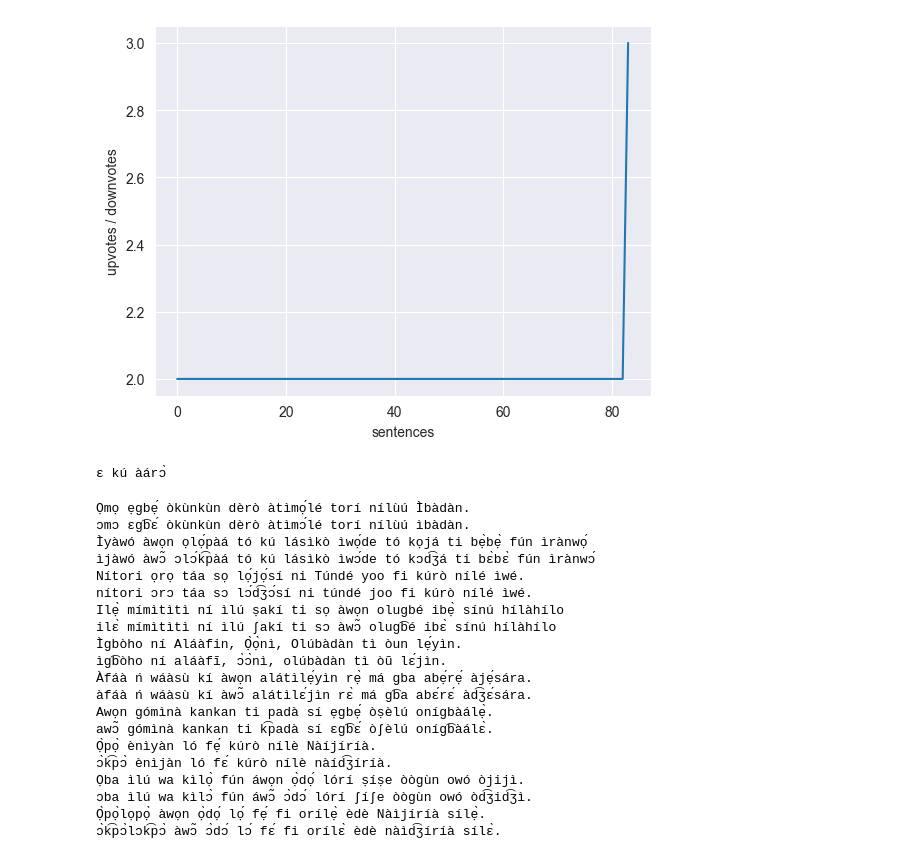
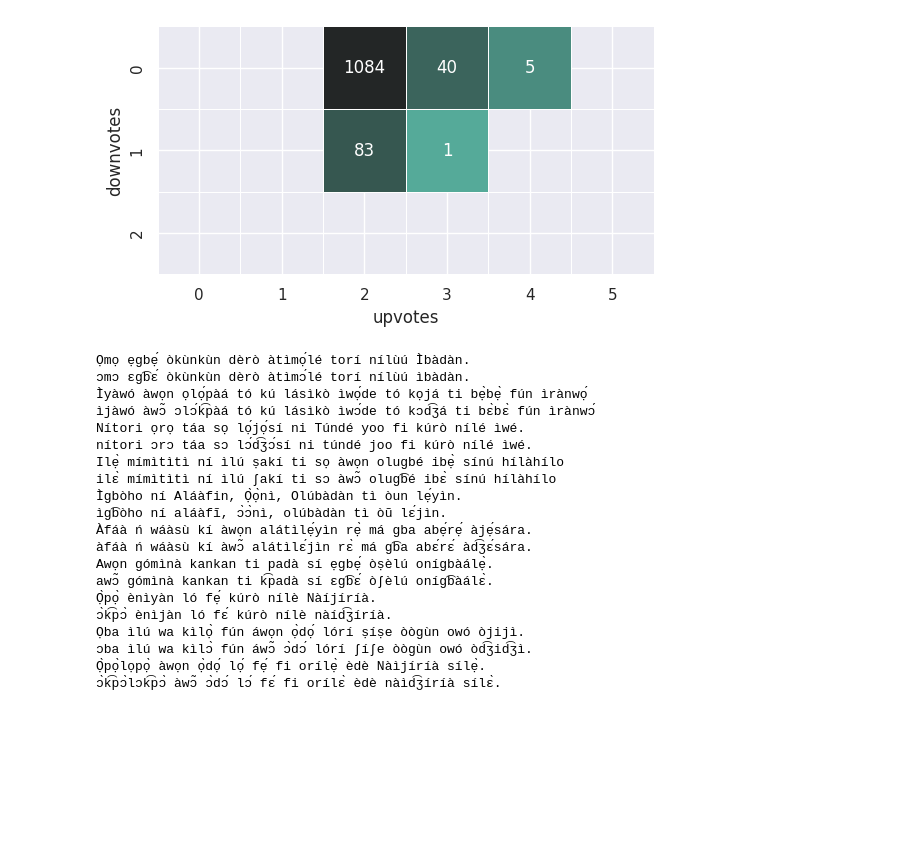
Before and after one commit to lilovyjgrib/X-lingual_IPA_ASR, a Jupyter notebook: G2p_yoruba.ipynb, the cells around one changed output. Saved outputs shown, nothing was run; the diff lists cells and outputs as text; code cells hidden in the pictures; blank space fills up the shorter version.

```diff
--- a/G2p_yoruba.ipynb
+++ b/G2p_yoruba.ipynb
@@ -45,7 +102,0 @@ plt.show()
-# %%
-plt.plot(sorted(yoruba_upvotes[yoruba_downvotes!=0] / (yoruba_downvotes[yoruba_downvotes!=0])))
-plt.ylabel('upvotes / downvotes')
-plt.xlabel('sentences')
-plt.show()
-# %% [output]
-[figure, removed]
@@ -55,0 +103,29 @@ import epitran
+# %%
+x_bins = np.arange(0, 6 + 1)
+y_bins = np.arange(0, 3 + 1)
+
+H, xedges, yedges = np.histogram2d(
+    yoruba_upvotes, yoruba_downvotes,
+    bins=(x_bins, y_bins)
+)
+
+H_plot = np.where(H == 0, np.nan, H).T
+
+ax = sns.heatmap(
+    H_plot,
+    annot=H.T, fmt=".0f",
+    cmap=sns.color_palette("dark:#5A9_r", as_cmap=True),
+    square=True,
+    cbar=False,
+    norm=LogNorm(),
+    xticklabels=xedges[:-1],
+    yticklabels=yedges[:-1],
+    linewidths=0.5, linecolor="white"
+)
+
+ax.set_xlabel("upvotes")
+ax.set_ylabel("downvotes")
+
+plt.show()
+# %% [output]
+[figure, added]
@@ -56,9 +134,7 @@ import epitran
 # %%
 epi = epitran.Epitran('yor-Latn')
-text = 'Ẹ kú àárọ̀'
-ipa = epi.transliterate(text)
+# text = 'Ẹ kú àárọ̀'
+# ipa = epi.transliterate(text)
 
-print(ipa)
+# print(ipa)
-# %% [output]
-ɛ kú àárɔ̀
 # %%
```
Also changed, not shown: parts of 44 cells of this notebook, 2 other files.
